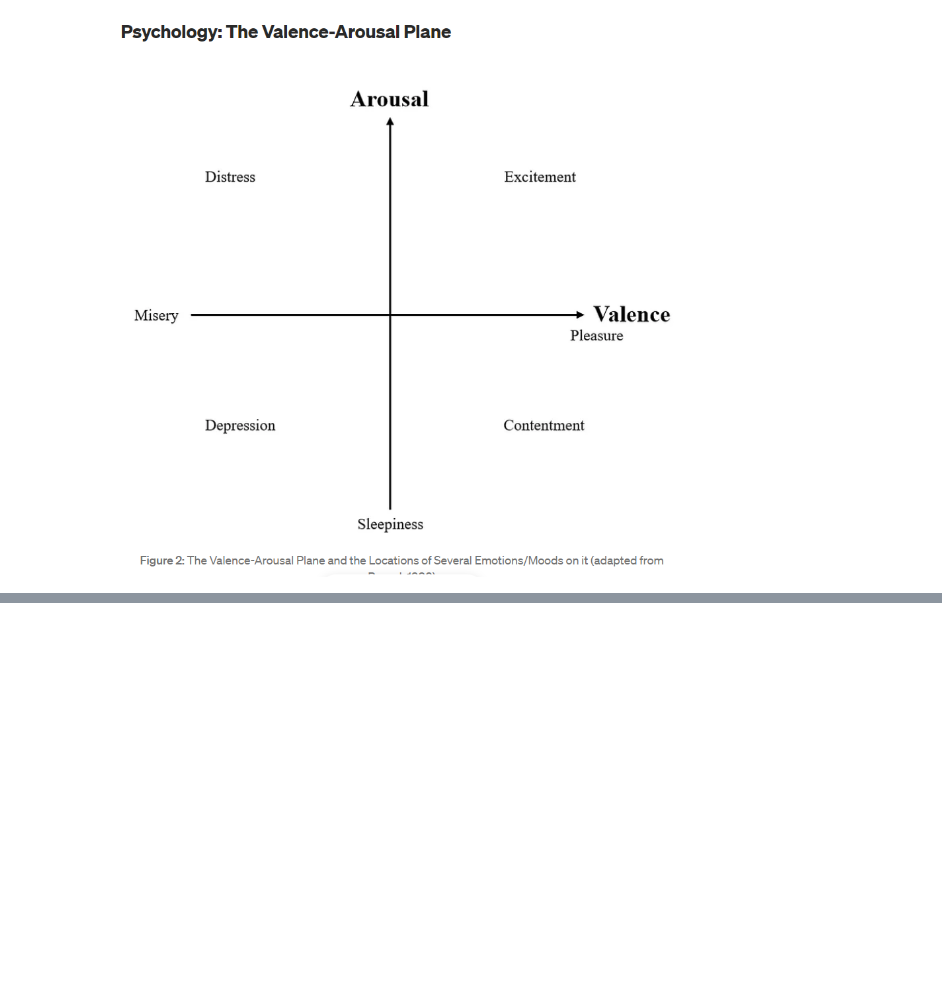
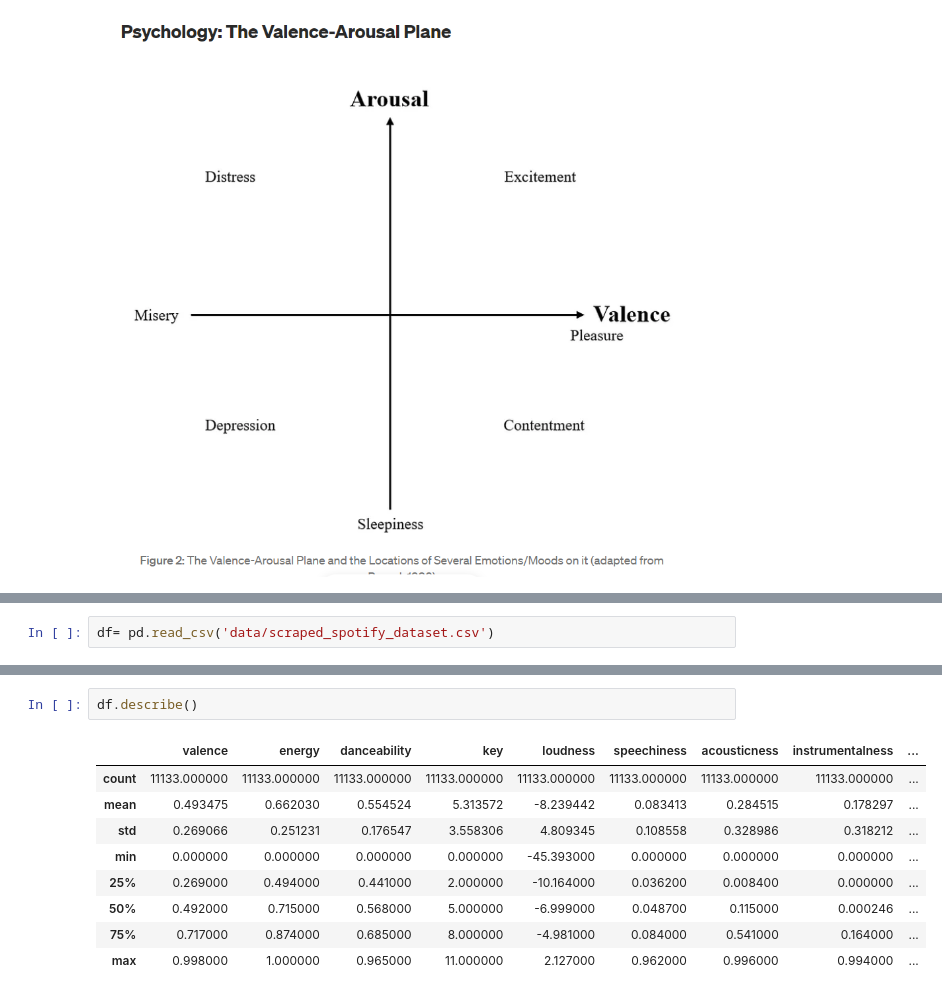
Before and after one commit to tatinogues/Spotify-AWS, a Jupyter notebook: Project_Spotify_1.ipynb, the cells around one changed output, grey strips where cells are left out. Cells and saved outputs as stored; diff of their text form; blank space fills up the shorter version.

```diff
--- a/Project_Spotify_1.ipynb
+++ b/Project_Spotify_1.ipynb
@@ -94,0 +108,2 @@ Image(filename='Captura de pantalla 2023-04-19 104350.png')
+# %%
+df= pd.read_csv('data/scraped_spotify_dataset.csv')
@@ -94,0 +119,12 @@ Image(filename='Captura de pantalla 2023-04-19 104350.png')
+# %%
+df.describe()
+# %% [output]
+|  | valence | energy | danceability | key | loudness | speechiness | acousticness | instrumentalness | ... |
+| count | 11133.000000 | 11133.000000 | 11133.000000 | 11133.000000 | 11133.000000 | 11133.000000 | 11133.000000 | 11133.000000 | ... |
+| mean | 0.493475 | 0.662030 | 0.554524 | 5.313572 | -8.239442 | 0.083413 | 0.284515 | 0.178297 | ... |
+| std | 0.269066 | 0.251231 | 0.176547 | 3.558306 | 4.809345 | 0.108558 | 0.328986 | 0.318212 | ... |
+| min | 0.000000 | 0.000000 | 0.000000 | 0.000000 | -45.393000 | 0.000000 | 0.000000 | 0.000000 | ... |
+| 25% | 0.269000 | 0.494000 | 0.441000 | 2.000000 | -10.164000 | 0.036200 | 0.008400 | 0.000000 | ... |
+| 50% | 0.492000 | 0.715000 | 0.568000 | 5.000000 | -6.999000 | 0.048700 | 0.115000 | 0.000246 | ... |
+| 75% | 0.717000 | 0.874000 | 0.685000 | 8.000000 | -4.981000 | 0.084000 | 0.541000 | 0.164000 | ... |
+| max | 0.998000 | 1.000000 | 0.965000 | 11.000000 | 2.127000 | 0.962000 | 0.996000 | 0.994000 | ... |
```
Also changed, not shown: parts of 12 cells of this notebook.
